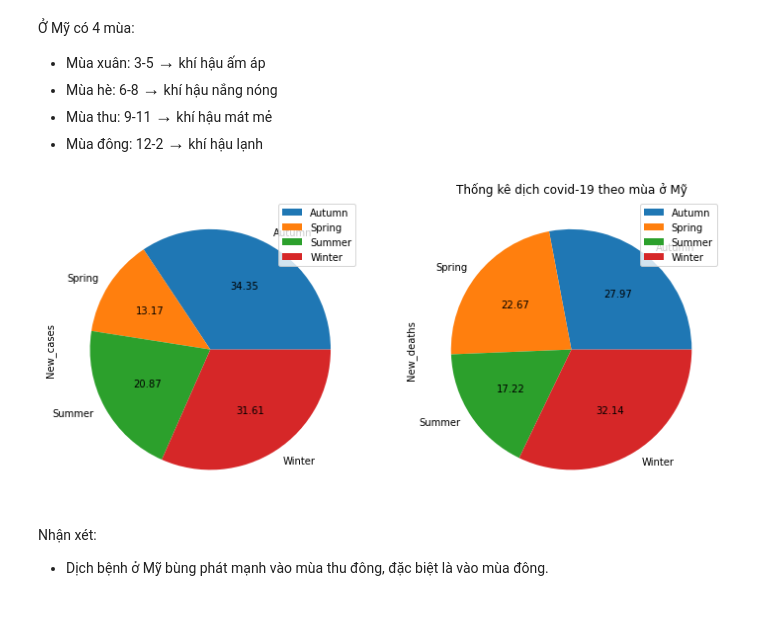
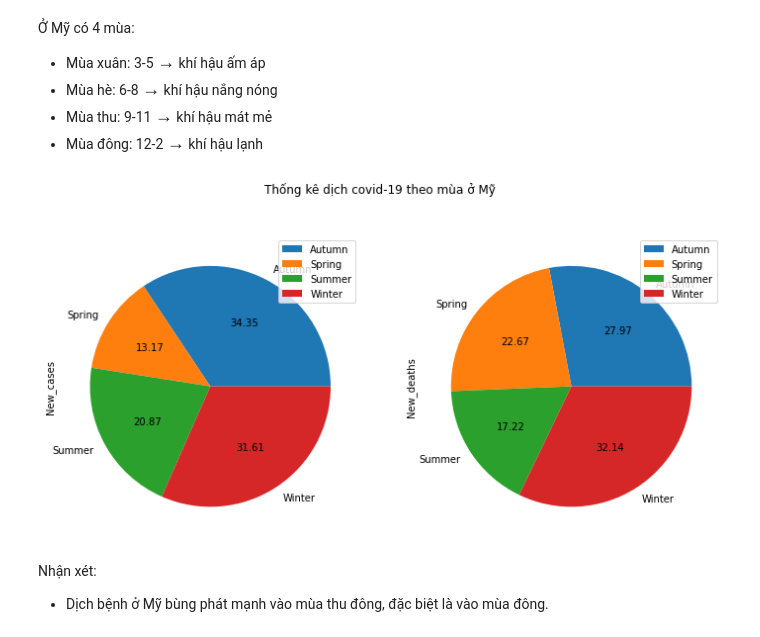
Before and after one commit to lavData/P4DS_Final_project, a Jupyter notebook: Khám phá dữ liệu.ipynb, the cells around one changed output. Saved outputs shown, nothing was run; the diff lists cells and outputs as text; code cells hidden in the pictures.

```diff
--- a/Khám phá dữ liệu.ipynb
+++ b/Khám phá dữ liệu.ipynb
@@ -973,18 +971,18 @@ Nhận xét:
 # %%
 season_df = global_df[(global_df['Country'] == 'United States of America')]
 season_df = season_df[['New_cases','New_deaths','Month']]
 
 season_df.loc[(season_df['Month'] >= 3) & (season_df['Month'] < 6),['season']] = 'Spring'
 season_df.loc[(season_df['Month'] >= 6) & (season_df['Month'] < 9),['season']] = 'Summer'
 season_df.loc[(season_df['Month'] >= 9) & (season_df['Month'] < 12),['season']] = 'Autumn'
 season_df.loc[(season_df['Month'] >= 12) | (season_df['Month'] < 3),['season']] = 'Winter'
 
 season_df = season_df.drop(columns= ['Month'])
 season_df = season_df.groupby('season').sum()
 season_df.plot.pie(subplots = True, figsize = (12,6),autopct='%.2f')
-plt.title('Thống kê dịch covid-19 theo mùa ở Mỹ');
+plt.suptitle('Thống kê dịch covid-19 theo mùa ở Mỹ');
 # %% [output]
-[figure, old version]
+[figure, new version]
 # %% [markdown]
 Nhận xét:
 - Dịch bệnh ở Mỹ bùng phát mạnh vào mùa thu đông, đặc biệt là vào mùa đông.
```
Also changed, not shown: parts of 30 cells of this notebook.
